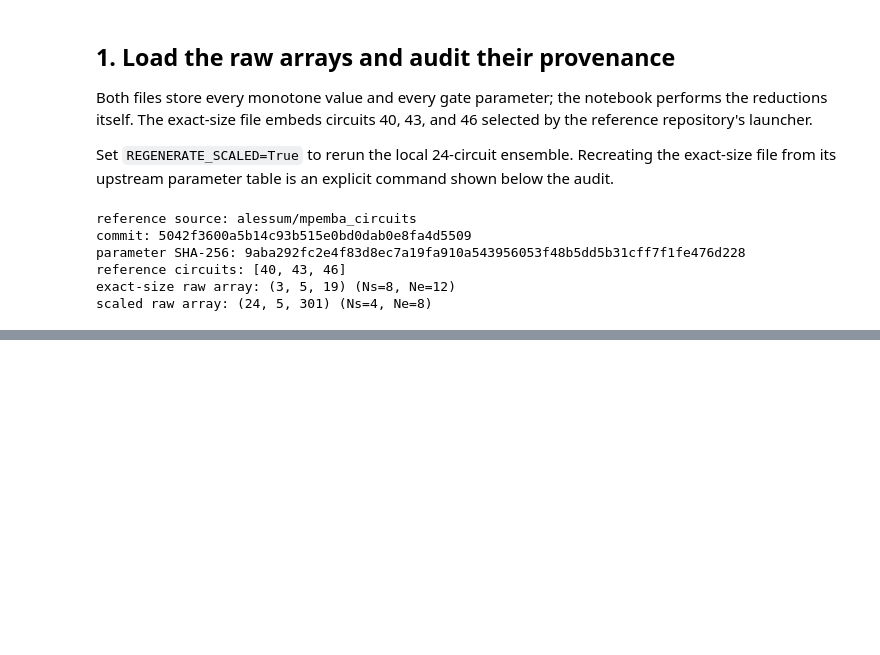
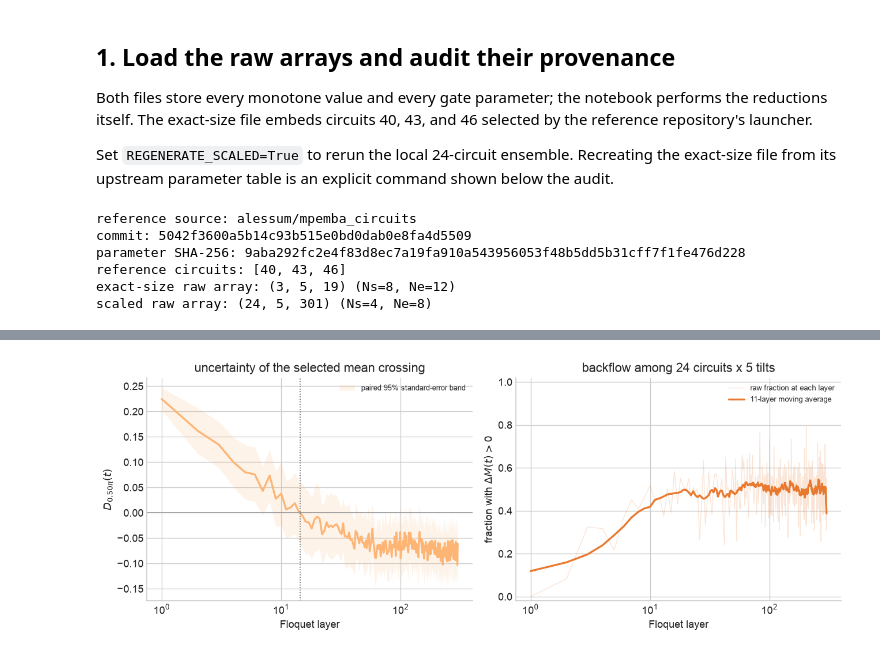
Before and after one commit to alessum/resource_theory_mpemba, a Jupyter notebook: asymm_ex4.1.a.ipynb, the cells around one changed output, grey strips where cells are left out. Saved outputs shown, nothing was run; the diff lists cells and outputs as text; code cells hidden in the pictures; blank space fills up the shorter version.

```diff
--- a/asymm_ex4.1.a.ipynb
+++ b/asymm_ex4.1.a.ipynb
@@ -368,0 +622,98 @@ synthetic curves here.
+# %%
+increments = np.diff(asymmetry, axis=-1)
+revival_fraction = (increments > 1e-10).mean(axis=(0, 1))
+revival_window = 11
+revival_padding = revival_window // 2
+revival_fraction_smoothed = np.convolve(
+    np.pad(
+        revival_fraction,
+        revival_padding,
+        mode="edge",
+    ),
+    np.ones(revival_window) / revival_window,
+    mode="valid",
+)
+selected_raw_difference = paired_differences[:, -1, :]
+selected_mean_difference = (
+    selected_raw_difference.mean(axis=0)
+)
+selected_sem_difference = (
+    selected_raw_difference.std(axis=0, ddof=1)
+    / np.sqrt(selected_raw_difference.shape[0])
+)
+
+print(
+    "largest positive one-step change in the raw data:",
+    increments.max(),
+)
+print(
+    "fraction of all raw steps with a revival:",
+    (increments > 1e-10).mean(),
+)
+fig, axes = plt.subplots(1, 2, figsize=(11, 4.2))
+
+axes[0].plot(
+    times[1:],
+    selected_mean_difference[1:],
+    color=theta_colors[-1],
+    lw=2,
+)
+axes[0].fill_between(
+    times[1:],
+    (
+        selected_mean_difference
+        - 1.96 * selected_sem_difference
+    )[1:],
+    (
+        selected_mean_difference
+        + 1.96 * selected_sem_difference
+    )[1:],
+    color=theta_colors[-1],
+    alpha=0.16,
+    linewidth=0,
+    label="paired 95% standard-error band",
+)
+axes[0].axhline(0, color="0.6", lw=1)
+axes[0].axvline(
+    selected_crossing,
+    color="0.4",
+    ls=":",
+    lw=1,
+)
+axes[0].set(
+    xscale="log",
+    xlabel="Floquet layer",
+    ylabel=r"$D_{0.50\pi}(t)$",
+    title="uncertainty of the selected mean crossing",
+)
+axes[0].legend(fontsize=8)
+
+axes[1].plot(
+    times[1:],
+    revival_fraction,
+    color=ORANGE,
+    alpha=0.20,
+    lw=0.8,
+    label="raw fraction at each layer",
+)
+axes[1].plot(
+    times[1:],
+    revival_fraction_smoothed,
+    color=ORANGE,
+    lw=2,
+    label=f"{revival_window}-layer moving average",
+)
+axes[1].set(
+    xscale="log",
+    ylim=(-0.02, 1.02),
+    xlabel="Floquet layer",
+    ylabel=r"fraction with $\Delta M(t)>0$",
+    title="backflow among 24 circuits x 5 tilts",
+)
+axes[1].legend(fontsize=8)
+fig.tight_layout()
+plt.show()
+
+assert increments.max() > 0
+assert np.any(revival_fraction > 0)
+# %% [output]
@@ -368,0 +722 @@ synthetic curves here.
+[figure, added]
```
Also changed, not shown: parts of 15 cells of this notebook, 19 other files.
